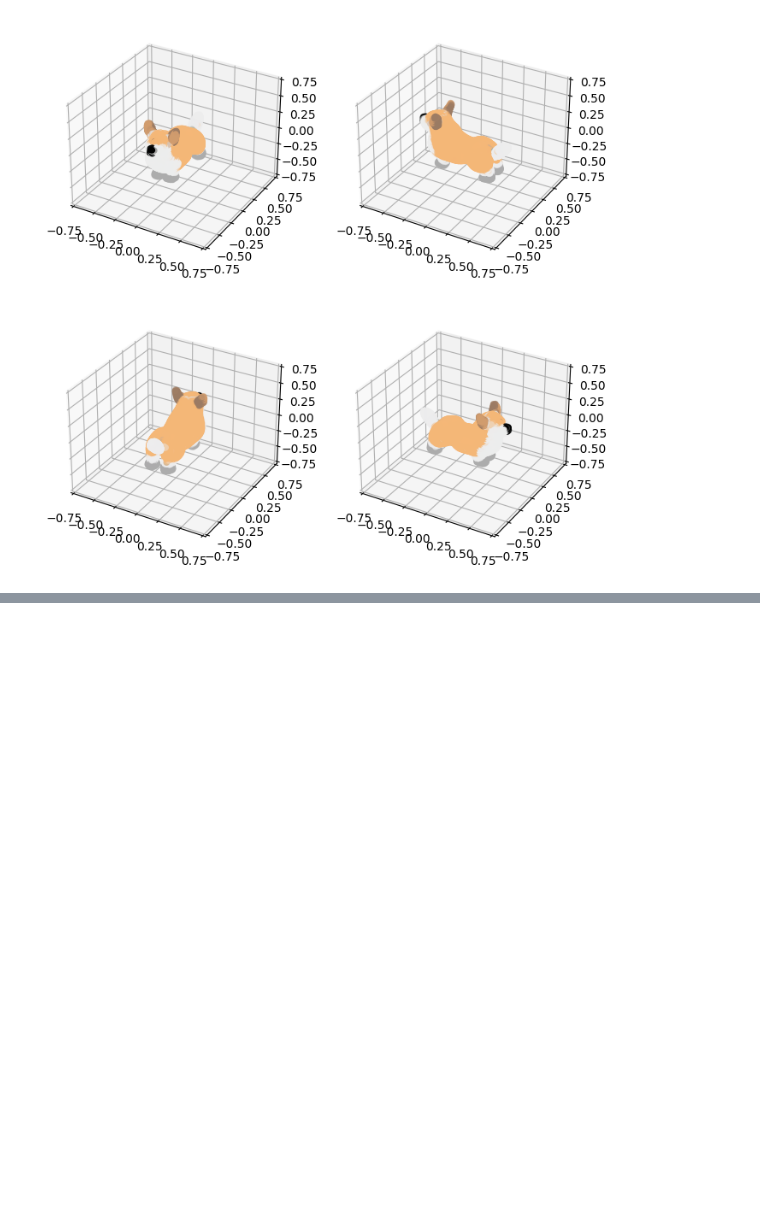
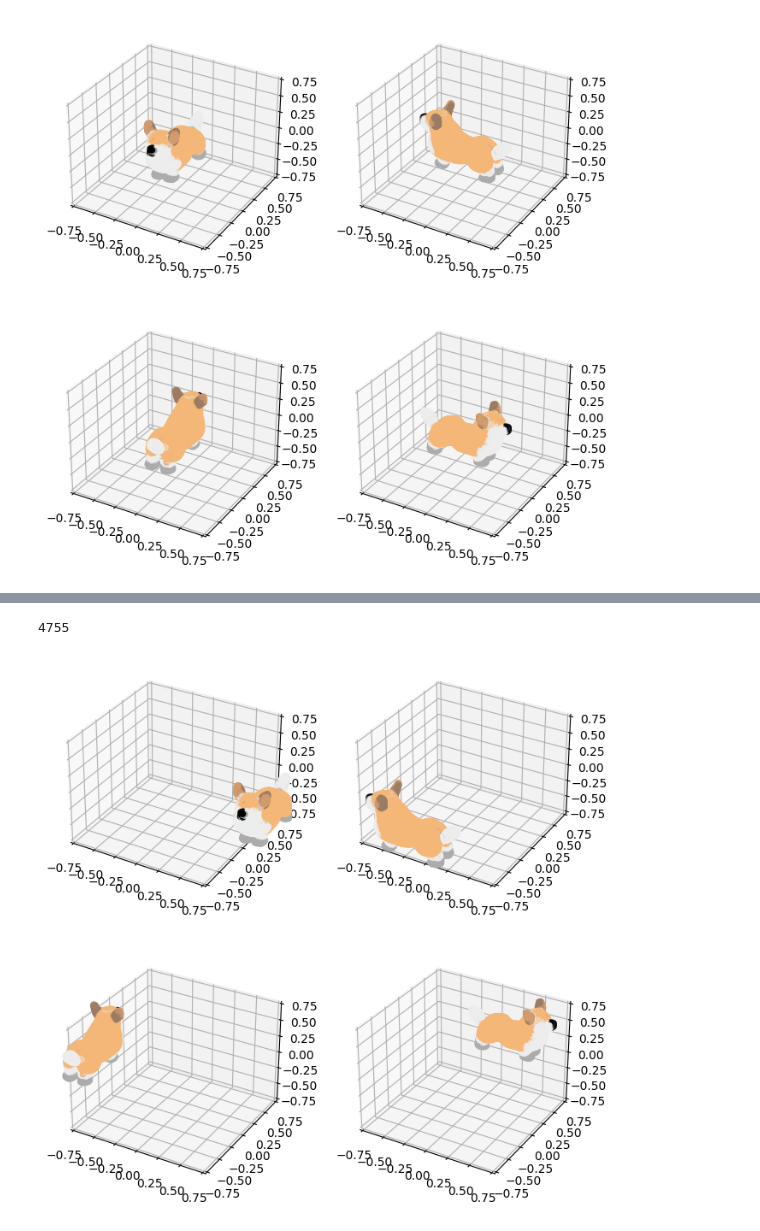
Before and after one commit to Shaurnav/MLABpoint-e, a Jupyter notebook: point_e/examples/pointcloud2mesh.ipynb, the cells around one changed output, grey strips where cells are left out. Drawn from its saved outputs; the diff is of its cells as text; code cells hidden in the pictures; blank space fills up the shorter version.

Commit message:
added a function, shift_pc to pointcloud2mesh.ipynb; need to refactor

```diff
--- a/point_e/examples/pointcloud2mesh.ipynb
+++ b/point_e/examples/pointcloud2mesh.ipynb
@@ -61,0 +72,12 @@ with open('mesh.ply', 'wb') as f:
+# %%
+verts.size
+# %% [output]
+4755
+# %%
+coords = pc.coords
+
+pc.coords = [[1, 0, 0] + coord for coord in coords]
+# %%
+fig = plot_point_cloud(pc, grid_size=2) #interesting shift here...
+# %% [output]
+[figure, added]
```
Also changed, not shown: parts of 4 cells of this notebook, 1 other file.
